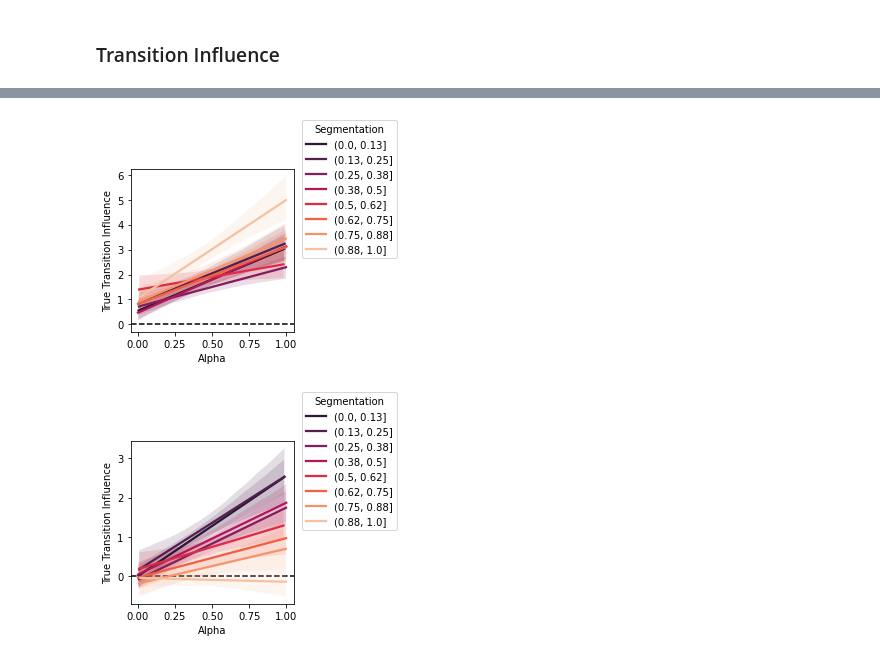
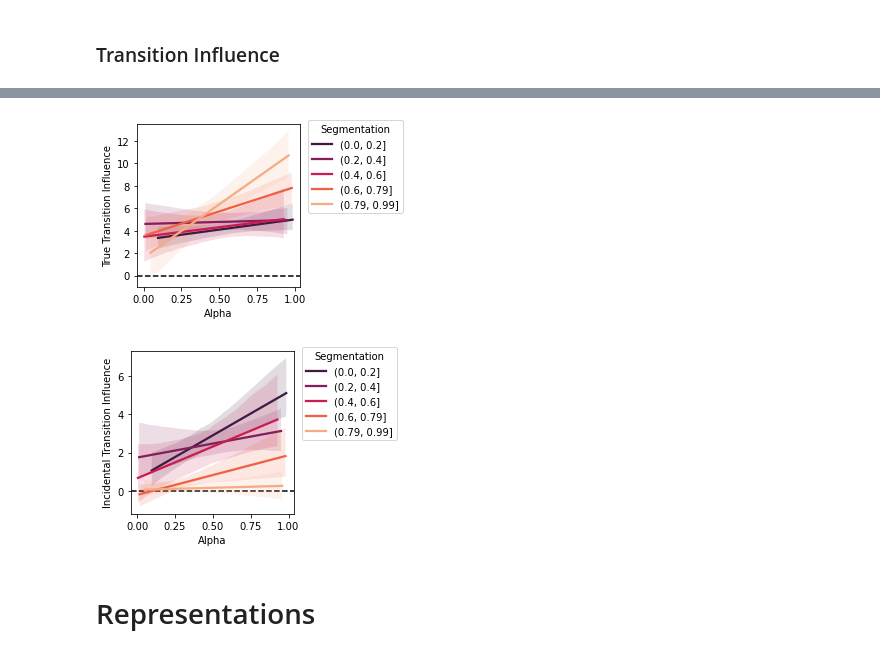
Before and after one commit to BakkourLabRepo/feat-predict_models, a Jupyter notebook: notebooks/simulations.ipynb, the cells around one changed output, grey strips where cells are left out. Saved outputs shown, nothing was run; the diff lists cells and outputs as text; code cells hidden in the pictures.

Commit message:
added alpha_decay analyses

```diff
--- a/notebooks/simulations.ipynb
+++ b/notebooks/simulations.ipynb
@@ -11,10 +11,10 @@ from os import listdir
 import pickle
 # %%
 DATA_PATH = '/Users/euanprentis/Documents/feat_predict_simulations/data_2'
-RESULTS_PATH = '/Users/euanprentis/Documents/feat_predict_simulations/results'
-TRANSITION_RESULTS_PATH = '/Users/euanprentis/Documents/feat_predict_simulations/results/transition-influence'
+RESULTS_PATH = '/Users/euanprentis/Documents/feat_predict_simulations/results_2'
+TRANSITION_RESULTS_PATH = '/Users/euanprentis/Documents/feat_predict_simulations/results_2/transition-influence'
 MODELS = ['ss', 'ss-sampler', 'ff']
-N_PARAM_BINS = 4
+N_PARAM_BINS = 5
 
 # Model colors
 MODEL_COLORS = {
@@ -22,29 +22,6 @@ MODEL_COLORS = {
     'ss-sampler': '#3DB2FF',
     'ff': '#FF2442'
 }
-
-# Parameter colors
-ALPHA_COLORS = sns.cubehelix_palette(
-    n_colors = N_PARAM_BINS,
-    start = 2.5,
-    rot = 0.2,
-    light = 0.7,
-    dark = 0.1
-)
-BETA_COLORS = sns.cubehelix_palette(
-    n_colors = N_PARAM_BINS,
-    start = 1.5,
-    rot = 0.2,
-    light = 0.7,
-    dark = 0.1
-)
-SEGMENTATION_COLORS = sns.cubehelix_palette(
-    n_colors = N_PARAM_BINS,
-    start = .5,
-    rot = 0.2,
-    light = 0.7,
-    dark = 0.1
-)
 # %% [markdown]
 # Functions
 # %% [markdown]
@@ -232,3 +332,12 @@ test_df
+# %%
+representations = {}
+for model in MODELS:
+    for fname in listdir(f'{DATA_PATH}/{model}/representations'):
+        if fname.startswith('.'):
+            continue
+        agent_id = int(fname.split('_')[1].replace('.pkl', ''))
+        with open(f'{DATA_PATH}/{model}/representations/{fname}', 'rb') as f:
+            representations[agent_id] = standardize_reps_order(pickle.load(f))
 # %% [markdown]
 ## Subject Information
 # %%
@@ -255,6 +364,8 @@ subj_df
 # %%
 trans_influence_df = []
 for fname in listdir(TRANSITION_RESULTS_PATH):
+    if fname.startswith('.'):
+        continue
 
     # Get agent ID from file name
     agent_id = int(fname.replace('.pkl', '').split('_')[1])
@@ -563,32 +852,34 @@ sns.regplot(
 # %%
 trans_influence_df['segmentation_bin'] = cut_params(
     trans_influence_df['segmentation'],
     N_PARAM_BINS
 )
 
 idx = trans_influence_df['transition'] == 'true'
 plot_param_interaction(
         trans_influence_df.loc[idx],
         'alpha',
         'segmentation_bin',
         'coef',
         legend_title = 'Segmentation',
         xlabel = 'Alpha',
         ylabel = 'True Transition Influence',
         palette = 'rocket'
 )
 
 idx = trans_influence_df['transition'] == 'incidental'
 plot_param_interaction(
         trans_influence_df.loc[idx],
         'alpha',
         'segmentation_bin',
         'coef',
         legend_title = 'Segmentation',
         xlabel = 'Alpha',
-        ylabel = 'True Transition Influence',
+        ylabel = 'Incidental Transition Influence',
         palette = 'rocket'
 )
 # %% [output]
-[figure, old version]
+[figure, new version]
-[figure, old version]
+[figure, new version]
+# %% [markdown]
+# Representations
```
Also changed, not shown: parts of 23 cells of this notebook.
